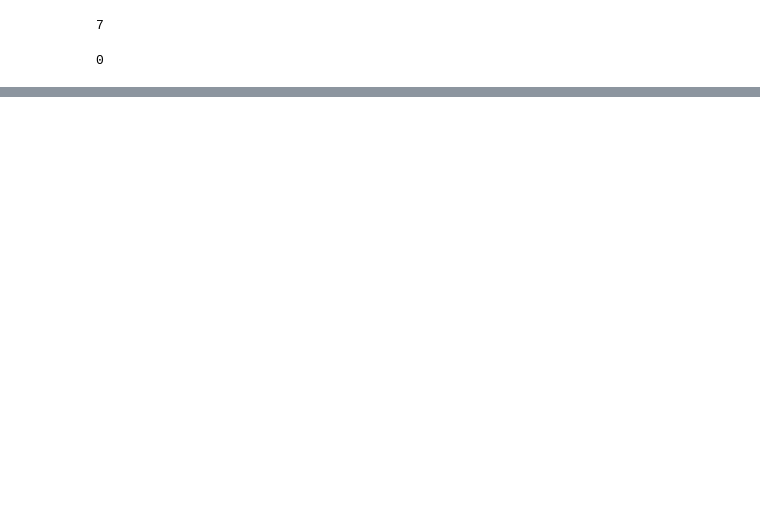
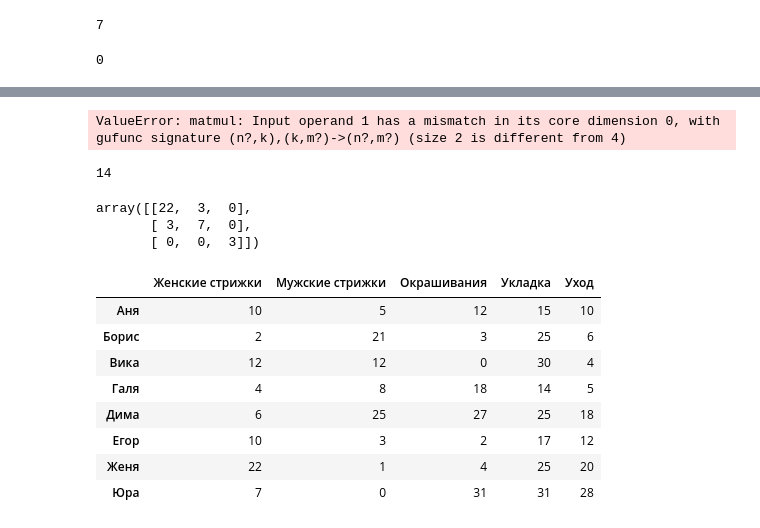
Before and after one commit to EugeniaVoytik/Skillfactory_Data_Science_Degree, a Jupyter notebook: module_3/Module_suppl_notebooks/MATH&STAT-1. Linear algebra.ipynb, the cells around one changed output, grey strips where cells are left out. Drawn from its saved outputs; the diff is of its cells as text; code cells hidden in the pictures; blank space fills up the shorter version.

```diff
--- a/module_3/Module_suppl_notebooks/MATH&STAT-1. Linear algebra.ipynb
+++ b/module_3/Module_suppl_notebooks/MATH&STAT-1. Linear algebra.ipynb
@@ -157,0 +451,8 @@ np.dot(a, b)
+# %%
+A@B
+# %% [output]
+ValueError: matmul: Input operand 1 has a mismatch in its core dimension 0, with gufunc signature (n?,k),(k,m?)->(n?,m?) (size 2 is different from 4)
+# %%
+(B@A)[0, 3]
+# %% [output]
+14
@@ -157,0 +463,35 @@ np.dot(a, b)
+# %%
+# Gram matrix
+com = np.array([x,y,z], ndmin=2)
+com@com.T
+# %% [output]
+array([[22,  3,  0],
+       [ 3,  7,  0],
+       [ 0,  0,  3]])
+# %%
+count_df = pd.DataFrame({'Женские стрижки': [10, 2, 12, 4, 6, 10, 22, 7],
+                                'Мужские стрижки': [5, 21, 12, 8, 25, 3, 1, 0],
+                                'Окрашивания':[12, 3, 0, 18, 27, 2, 4, 31],
+                              'Укладка':[15, 25, 30, 14, 25, 17, 25, 31],
+                                'Уход':[10, 6, 4, 5, 18, 12, 20, 28]
+                                },
+                               index=['Аня', 'Борис', 'Вика', 'Галя', 'Дима', 'Егор', 'Женя','Юра'])
+price_df = pd.DataFrame({'Женские стрижки': [2, 1.8, 2, 1.8, 2.5, 5, 1.1, 4.5],
+                                'Мужские стрижки': [1.5, 2.5, 2, 1.2, 3.5, 5, 1, 4],
+                                'Окрашивания':[1, 1, 0, 2.8, 2, 3, 1.5, 2.5],
+                              'Укладка':[0.8, 1, 0.5, 0.8, 1, 2, 0.5, 1],
+                                'Уход':[1, 1, 2, 2, 1.5, 2.5, 1.7, 2]
+                                },
+                               index=['Аня', 'Борис', 'Вика', 'Галя', 'Дима', 'Егор', 'Женя','Юра'])
+# %%
+count_df
+# %% [output]
+|  | Женские стрижки | Мужские стрижки | Окрашивания | Укладка | Уход |
+| Аня | 10 | 5 | 12 | 15 | 10 |
+| Борис | 2 | 21 | 3 | 25 | 6 |
+| Вика | 12 | 12 | 0 | 30 | 4 |
+| Галя | 4 | 8 | 18 | 14 | 5 |
+| Дима | 6 | 25 | 27 | 25 | 18 |
+| Егор | 10 | 3 | 2 | 17 | 12 |
+| Женя | 22 | 1 | 4 | 25 | 20 |
+| Юра | 7 | 0 | 31 | 31 | 28 |
```
Also changed, not shown: parts of 89 cells of this notebook.
